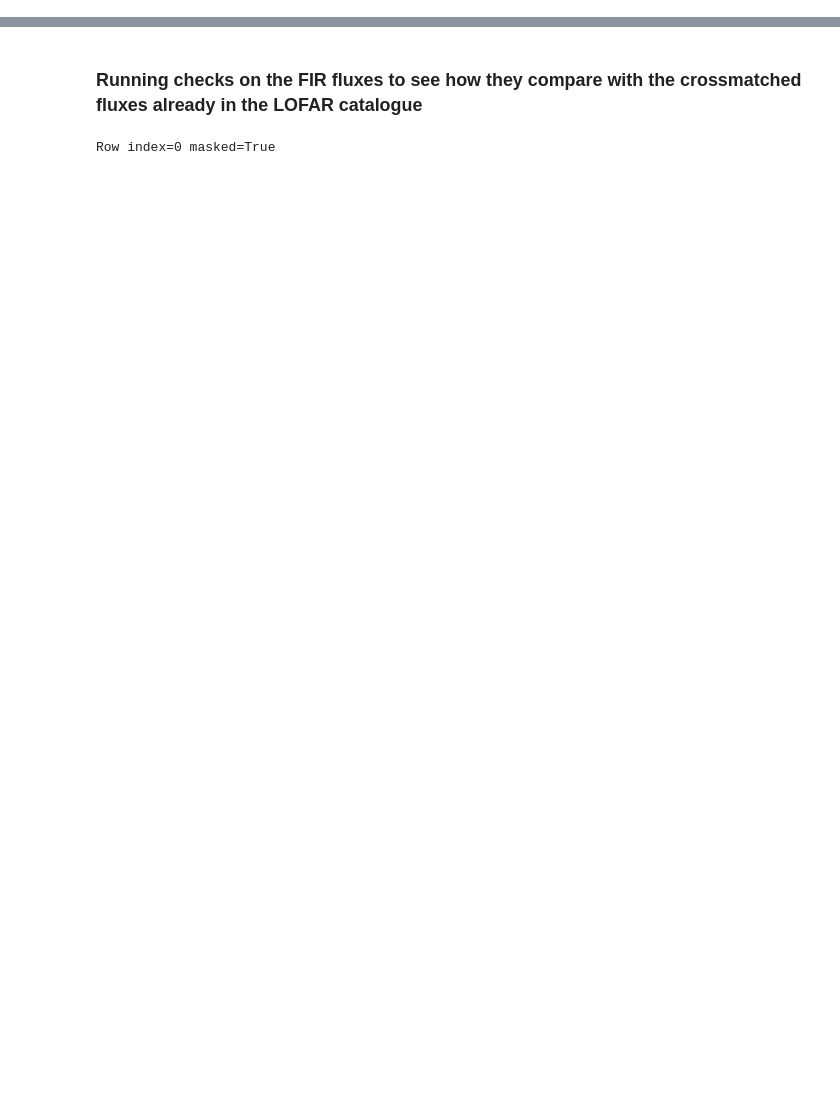
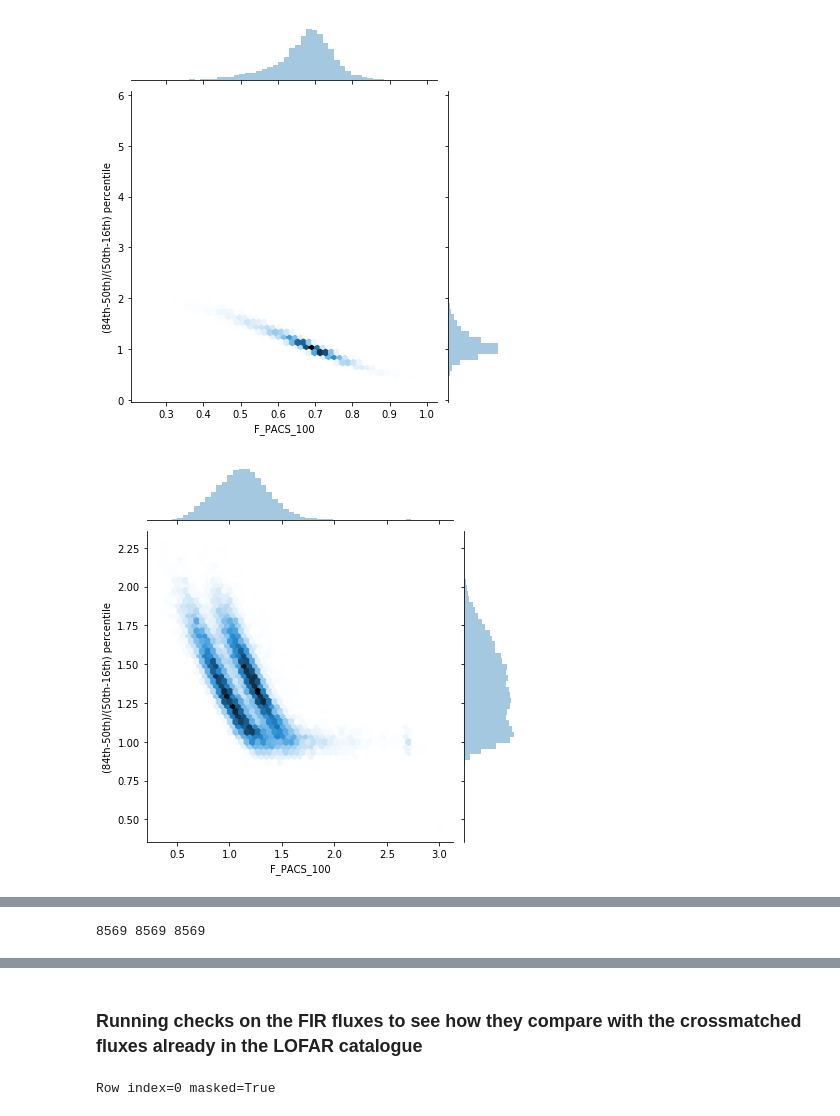
Before and after one commit to StevenDuivenvoorden/FIR-group, a Jupyter notebook: Ian/lofar/deep_fields/ELAIS-N1/XID+_results_check_and_flagging.ipynb, the cells around one changed output, grey strips where cells are left out. Cells and saved outputs as stored; diff of their text form; code cells hidden in the pictures; blank space fills up the shorter version.

```diff
--- a/Ian/lofar/deep_fields/ELAIS-N1/XID+_results_check_and_flagging.ipynb
+++ b/Ian/lofar/deep_fields/ELAIS-N1/XID+_results_check_and_flagging.ipynb
@@ -565,0 +199,17 @@ Table.write(data_rerun_table,'data/fir_v2/XID+_lofar_ELAIS-N1.fits')
+# %%
+file_list = glob.glob('data/fir_PACS/*/lofar_xidplus_fir*.fits')
+#num_not = np.arange(428,860,1)
+
+lofar_pacs_table = Table.read(file_list[0])
+for i,filename in enumerate(file_list[1:]):
+    #print(filename)
+    if i%50==0:
+        print(i)
+
+    #print(filename)
+    new_table = Table.read(filename,memmap=False)
+    if len(new_table)!=20:
+        print(filename)
+        print('length of table is: {}'.format(len(new_table)))
+    lofar_pacs_table = vstack([lofar_pacs_table,new_table])
+data_rerun_table = lofar_pacs_table
@@ -565,0 +236,19 @@ Table.write(data_rerun_table,'data/fir_v2/XID+_lofar_ELAIS-N1.fits')
+# %%
+skew=(lofar_pacs_table['FErr_PACS_100_u']-lofar_pacs_table['F_PACS_100'])/(lofar_pacs_table['F_PACS_100']-lofar_pacs_table['FErr_PACS_100_l'])
+skew.name='(84th-50th)/(50th-16th) percentile'
+g=sns.jointplot(x=np.log10(lofar_pacs_table['F_PACS_100']),y=skew, kind='hex')
+
+skew=(lofar_cat['FErr_PACS_100_u']-lofar_cat['F_PACS_100'])/(lofar_cat['F_PACS_100']-lofar_cat['FErr_PACS_100_l'])
+skew.name='(84th-50th)/(50th-16th) percentile'
+g=sns.jointplot(x=np.log10(lofar_cat['F_PACS_100']),y=skew, kind='hex')
+
+skew=(lofar_pacs_table['FErr_PACS_160_u']-lofar_pacs_table['F_PACS_160'])/(lofar_pacs_table['F_PACS_160']-lofar_pacs_table['FErr_PACS_160_l'])
+skew.name='(84th-50th)/(50th-16th) percentile'
+g=sns.jointplot(x=np.log10(lofar_pacs_table['F_PACS_160']),y=skew, kind='hex')
+
+skew=(lofar_cat['FErr_PACS_160_u']-lofar_cat['F_PACS_160'])/(lofar_cat['F_PACS_160']-lofar_cat['FErr_PACS_160_l'])
+skew.name='(84th-50th)/(50th-16th) percentile'
+g=sns.jointplot(x=np.log10(lofar_cat['F_PACS_160']),y=skew, kind='hex')
+# %% [output]
+[figure, added]
+[figure, added]
@@ -565,0 +260,9 @@ Table.write(data_rerun_table,'data/fir_v2/XID+_lofar_ELAIS-N1.fits')
+# %%
+ind_SERVS_100=(lofar_pacs_table['Pval_res_100']>0.5) | (lofar_pacs_table['F_PACS_100'] < 10)
+ind_SERVS_160=(lofar_pacs_table['Pval_res_160']>0.5) | (lofar_pacs_table['F_PACS_160'] < 10)
+print(ind_SERVS_100.sum(),ind_SERVS_160.sum(),len(lofar_pacs_table))
+
+lofar_pacs_table['flag_pacs_100'][ind_SERVS_100]=True
+lofar_pacs_table['flag_pacs_160'][ind_SERVS_160]=True
+# %% [output]
+8569 8569 8569
```
Also changed, not shown: parts of 101 cells of this notebook, 12 other files.
